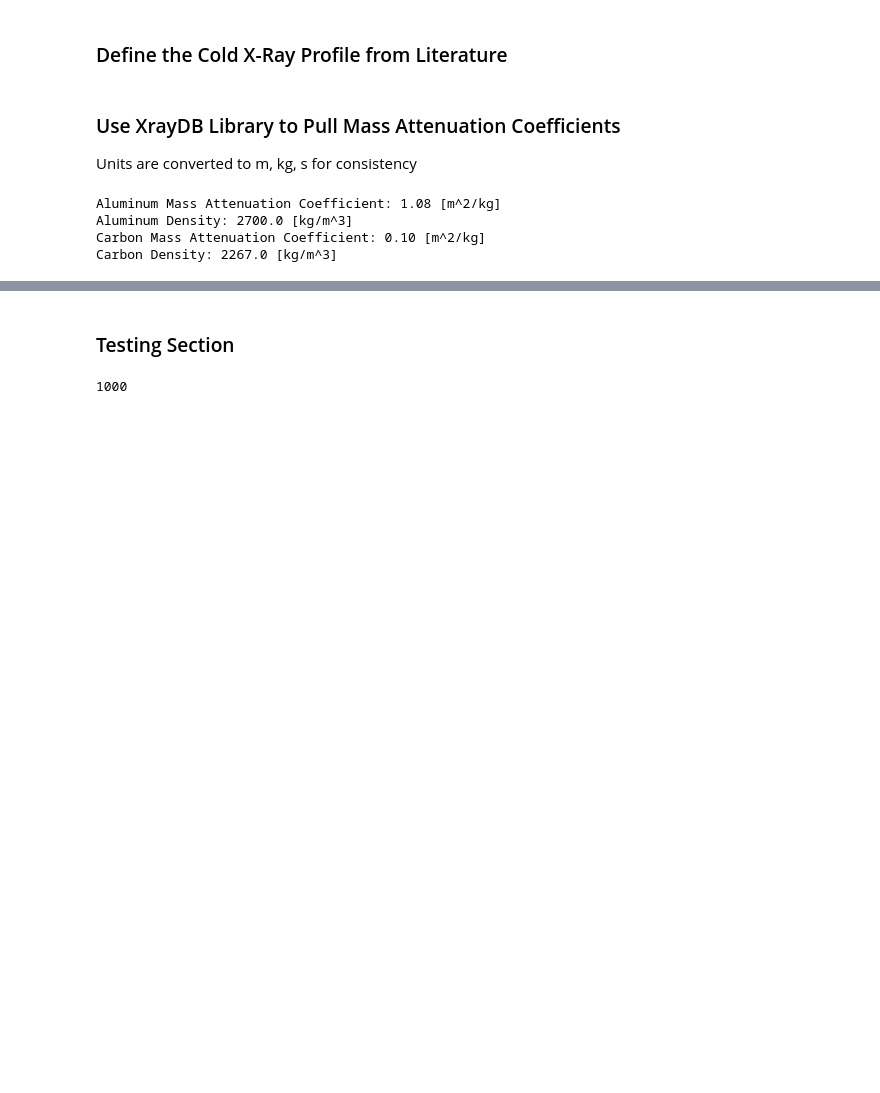
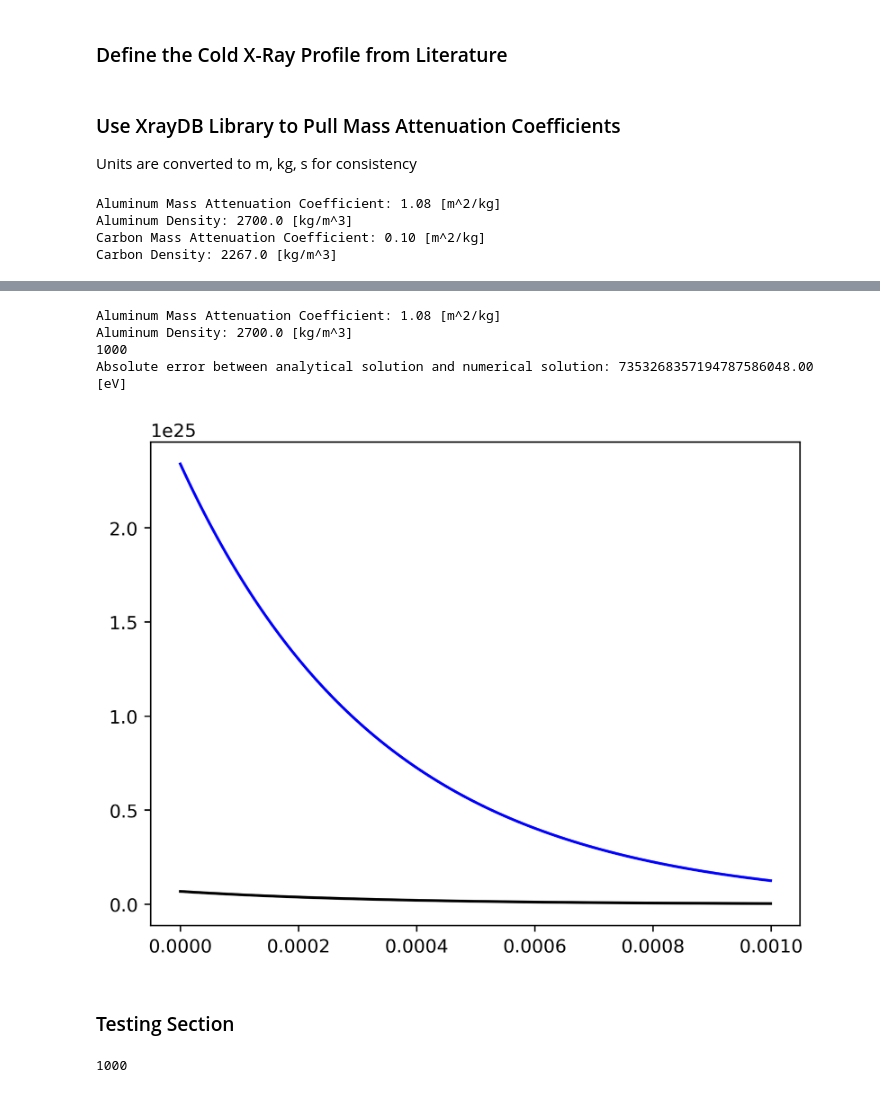
Before and after one commit to smarinsek/EN.535.610.81.SP23-Project, a Jupyter notebook: Project Main Script.ipynb, the cells around one changed output, grey strips where cells are left out. Drawn from its saved outputs; the diff is of its cells as text; code cells hidden in the pictures; blank space fills up the shorter version.

Commit message:
Worked on verification and error analysis for rad abs section

```diff
--- a/Project Main Script.ipynb
+++ b/Project Main Script.ipynb
@@ -227,3 +271,66 @@ Carbon Density: 2267.0 [kg/m^3]
+# %%
+#Pull material data for aluminum
+al_mac = xraydb.mu_elam('Al', i_energy) #[cm^2/g]
+al_mac = al_mac / 10 #[m^2/kg]
+print('Aluminum Mass Attenuation Coefficient: {0:.2f} [m^2/kg]'.format(al_mac))
+
+al_dens = xraydb.atomic_density('Al') #[g/cm^3]
+al_dens = al_dens * 1000 #[kg/m^3]
+print('Aluminum Density: {0:.1f} [kg/m^3]'.format(al_dens))
+
+#Configure section of material
+elements = 1000 #[-]
+e_thickness = 0.000001 #[m]
+al_k = 237 #[W/m*k] - not used for this verification
+e_area = 0.1 #[m^2] - not used for this verification
+ic_temp = 293.0 #[K] - not used for this verification
+al_ab_temp = 1000.0 #[K] - placeholder, not used for this verification
+al_c = 897.0 #[J/kg*C] - not used for this verification
+v_section = Section()
+v_section.add_matl(quantity=elements,
+                   t_conductivity=al_k,
+                   specific_heat=al_c,
+                   cs_area=e_area,
+                   ic_temp=ic_temp,
+                   element_length=e_thickness,
+                   ablation_temp=al_ab_temp,
+                   rad_abs_coefficient=al_mac,
+                   density=al_dens)
+
+#Configure x-ray profile
+v_flux = 1.7332e21 #[Total x-rays], Total x-rays from event
+v_energy = 13.5e3 #[eV], Average energy of x-rays from event
+
+#Propagate x-rays through material
+check_section.prop_xray_energy(v_flux*v_energy)
+abs_energy = check_section.get_absorbed_energy()
+
+#Solve the same problem using the analytical solution
+def analytical_soln(I0, mac, density, depth):
+    return I0 * math.exp(-mac * density * depth)
+
+#Estimate the error by integrating the absolute value of the difference between the two solutions at
+#each point.
+abs_error = 0
+analytical_values = []
+depth_list = v_section.get_node_distances()
+for i in range(0, elements):
+    analytical_value = analytical_soln(v_flux*v_energy, al_mac, al_dens, depth_list[i])
+    analytical_values.append(analytical_value)
+    abs_error += abs(analytical_value - abs_energy[i]) * e_thickness
+print("Absolute error between analytical solution and numerical solution: {0:.2f} [eV]".format(abs_error))
+
+#Visualize the results
+fig, ax = plt.subplots()
+ax.plot(depth_list, analytical_values, 'b')
+ax.plot(depth_list, abs_energy, 'k')
+plt.show()
+# %% [output]
+Aluminum Mass Attenuation Coefficient: 1.08 [m^2/kg]
+Aluminum Density: 2700.0 [kg/m^3]
+1000
+Absolute error between analytical solution and numerical solution: 7353268357194787586048.00 [eV]
+[figure, added]
 # %% [markdown]
 ### Testing Section
 # %%
```
Also changed, not shown: parts of 8 cells of this notebook.
